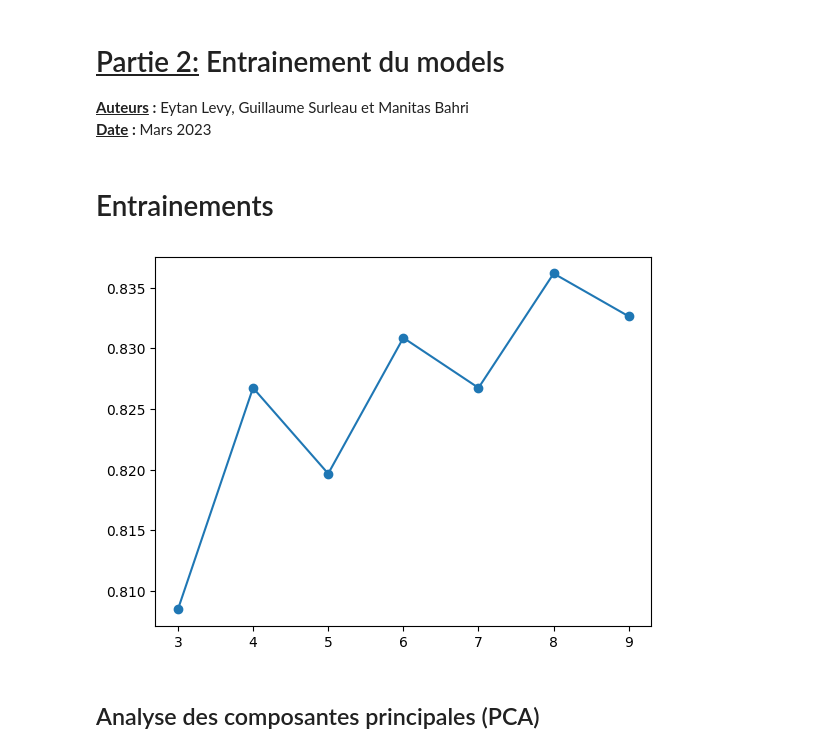
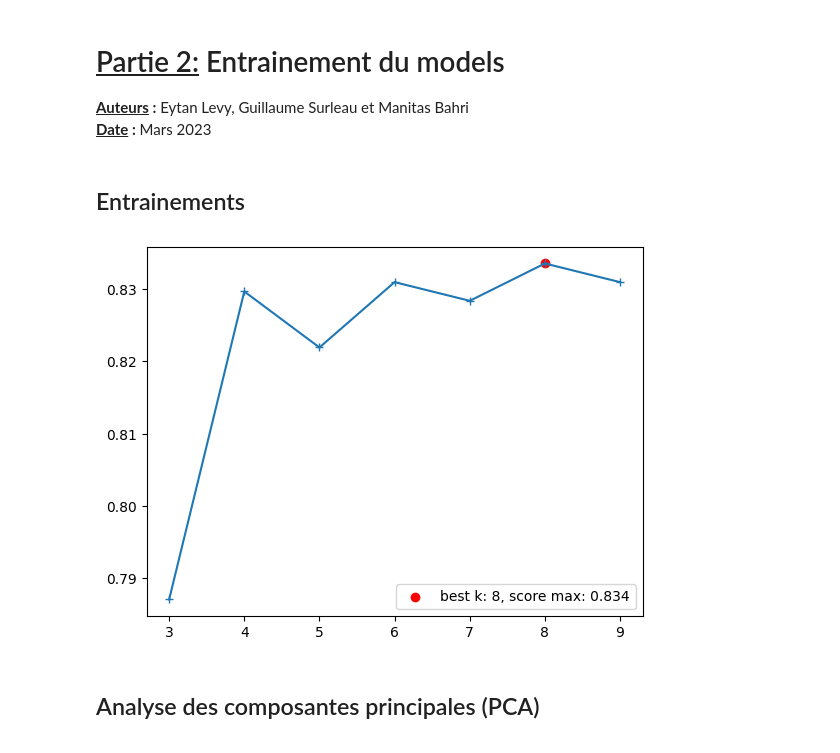
Before and after one commit to B-Manitas/Speed-Dating, a Jupyter notebook: notebook/model.ipynb, the cells around one changed output. Cells and saved outputs as stored; diff of their text form; code cells hidden in the pictures.

```diff
--- a/notebook/model.ipynb
+++ b/notebook/model.ipynb
@@ -21,30 +21,34 @@ sys.path.append("../")
 from py_scripts import pre_processing as pp
 from py_scripts.utils import *
 # %%
-# Récupère les dataframes d'entrainement, de test et de validation.s
-TRAIN: pd.DataFrame; VALID: pd.DataFrame
+# Récupère les dataframes d'entrainement, de test et de validation.
+TRAIN, TEST, VALID = pp.load_preproc_dataset()
 
-TRAIN, VALID = pp.load_preproc_dataset(split_X_y=False) # type: ignore
-TRAIN, TEST = pp.split_by_groups(TRAIN)
+# Sépare les X et y des dataframes.
 (X_TRAIN, Y_TRAIN) = pp.get_X_y(TRAIN)
 (X_TEST, Y_TEST) = pp.get_X_y(TEST)
+(X_VALID, Y_VALID) = pp.get_X_y(VALID)
 # %% [markdown]
-# Entrainements
+## Entrainements
 # %%
 score = []
 k_list = np.arange(3, 10)
 
 for k in k_list:
     knn = KNeighborsClassifier(n_neighbors=k)
     knn.fit(X_TRAIN, Y_TRAIN.values.ravel())
     y_pred = knn.predict(X_TEST)
     score += [accuracy_score(Y_TEST, y_pred)]
 
 
-plt.plot(k_list, score, "-o")
+k_max, max_score = k_list[np.argmax(score)], max(score)
+
+plt.plot(k_list, score, "-+")
+plt.scatter(k_max, max_score, color="red", label=f"best k: {k_max}, score max: {max_score:.3}")
+plt.legend(loc="lower right")
 plt.show()
 # %% [output]
-[figure, old version]
+[figure, new version]
 # %% [markdown]
 ## Analyse des composantes principales (PCA)
 # %%
```
Also changed, not shown: 2 other files.
